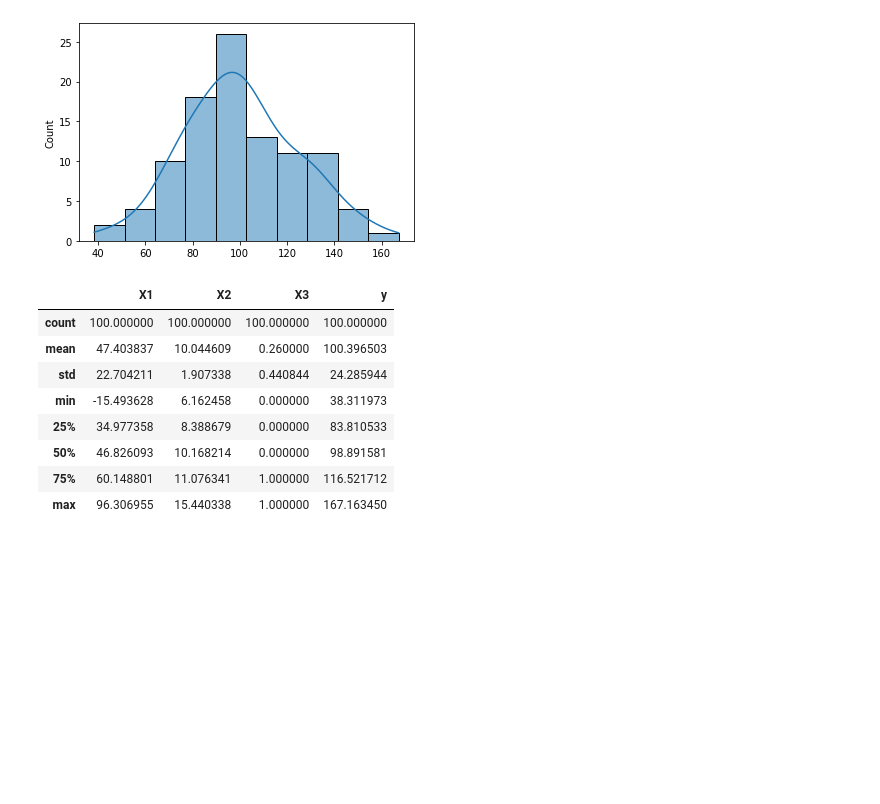
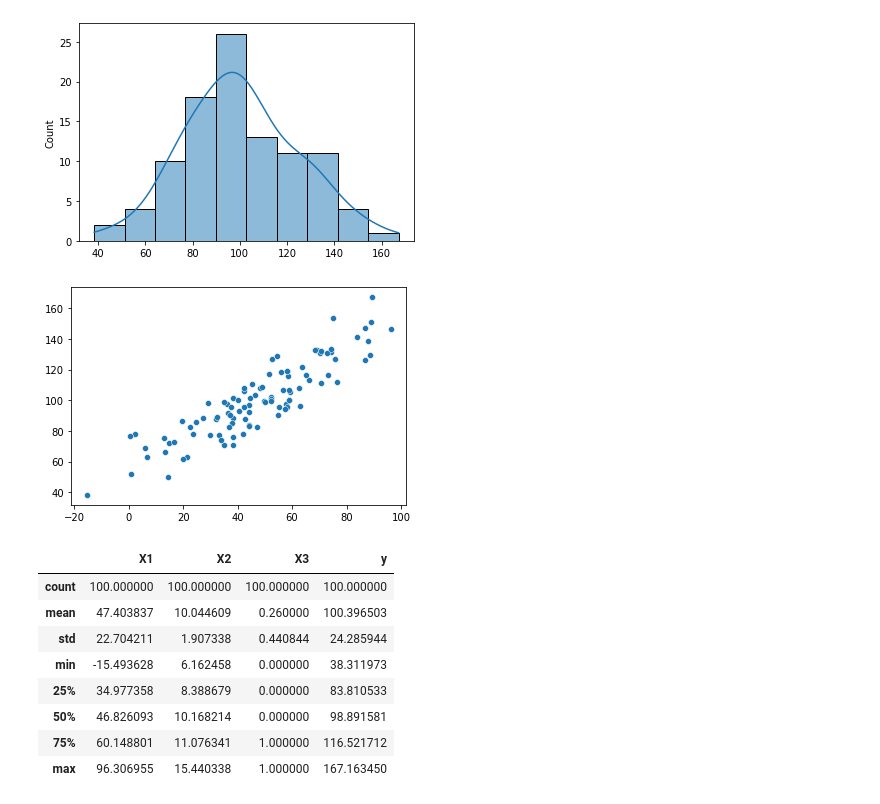
Before and after one commit to Mythamor/Linear_Regression, a Jupyter notebook: Linear_Regression.ipynb, the cells around one changed output. Cells and saved outputs as stored; diff of their text form; code cells hidden in the pictures; blank space fills up the shorter version.

Commit message:
Linear Regression

```diff
--- a/Linear_Regression.ipynb
+++ b/Linear_Regression.ipynb
@@ -138,6 +138,11 @@ df.head()
 sns.histplot(y, kde=True);
 # %% [output]
 [figure]
+# %%
+# Scatter plot to check for linearity
+sns.scatterplot(x=X1, y=y);
+# %% [output]
+[figure, added]
 # %%
 # Statistical analysis of all adat points
 df.describe()
```
Also changed, not shown: parts of 11 cells of this notebook.
